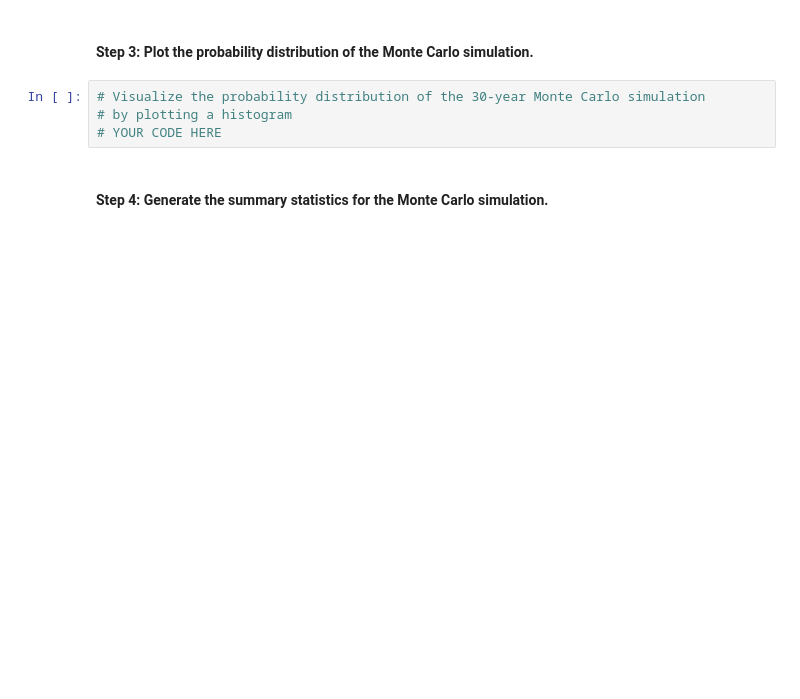
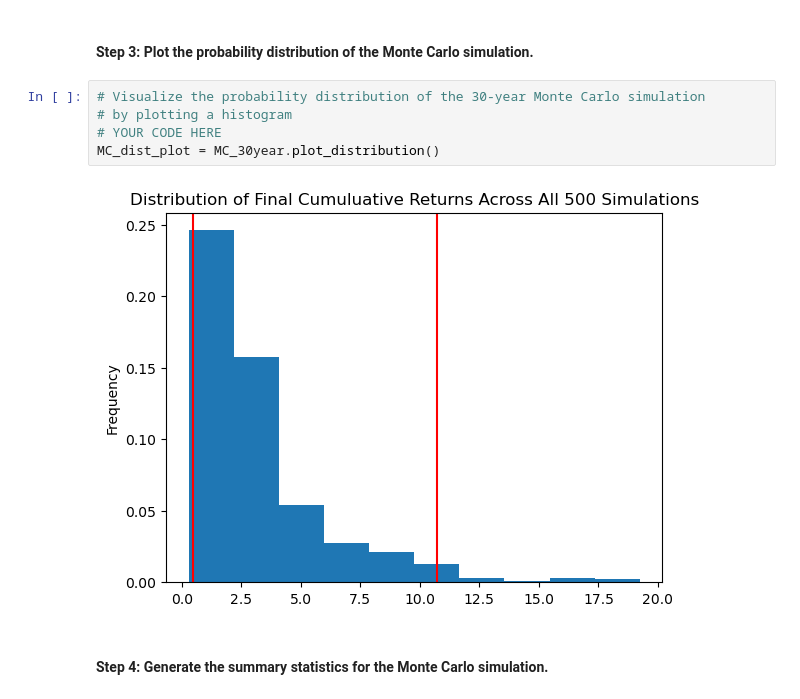
Before and after one commit to tlchampion/moduel5_challenge, a Jupyter notebook: financial_planning_tools.ipynb, the cells around one changed output. Drawn from its saved outputs; the diff is of its cells as text; blank space fills up the shorter version.

```diff
--- a/financial_planning_tools.ipynb
+++ b/financial_planning_tools.ipynb
@@ -498,7 +572,10 @@ In this section, you’ll use the MCForecastTools library to create a Monte Carl
 # %%
 # Visualize the probability distribution of the 30-year Monte Carlo simulation
 # by plotting a histogram
 # YOUR CODE HERE
+MC_dist_plot = MC_30year.plot_distribution()
+# %% [output]
+[figure, added]
 # %% [markdown]
 #### Step 4: Generate the summary statistics for the Monte Carlo simulation.
 # %%
```
Also changed, not shown: parts of 29 cells of this notebook, 2 other files.
